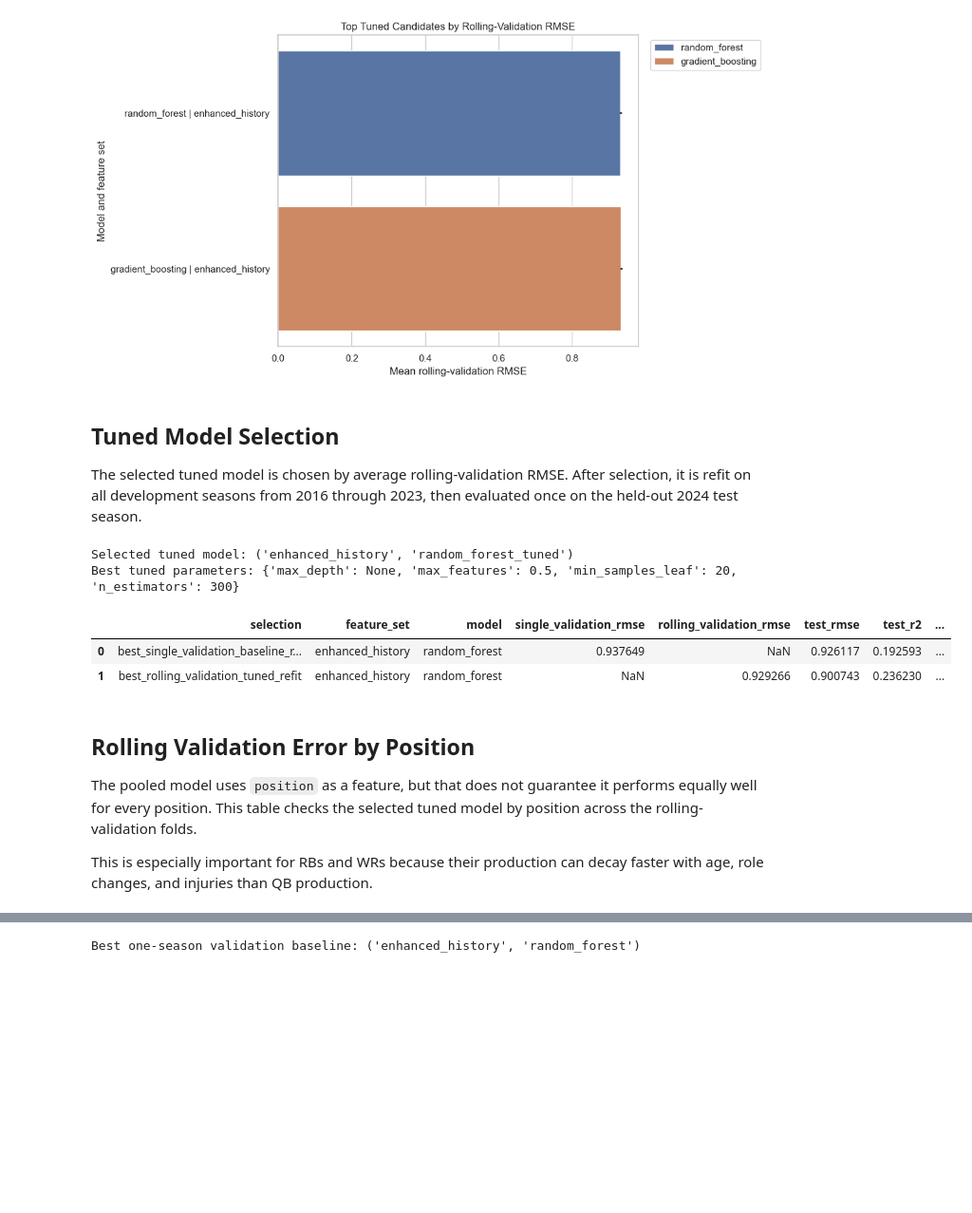
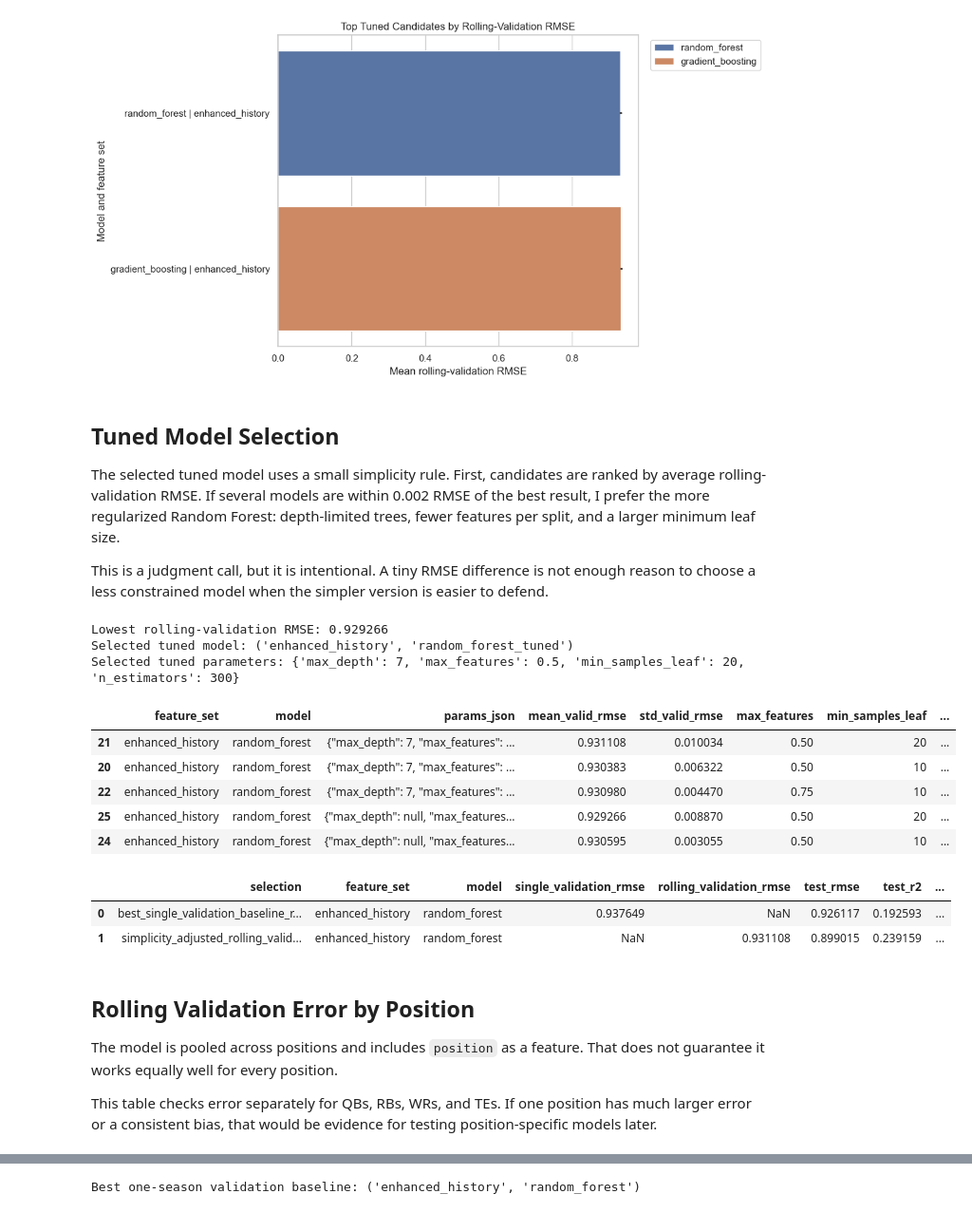
Before and after one commit to kylelevesque12/nfl-player-value-analysis, a Jupyter notebook: notebooks/05_predictive_modeling.ipynb, the cells around one changed output, grey strips where cells are left out. Shown at 95% size. Cells and saved outputs as stored; diff of their text form; code cells hidden in the pictures; blank space fills up the shorter version.

Commit message:
Refine model selection and notebook narrative

```diff
--- a/notebooks/05_predictive_modeling.ipynb
+++ b/notebooks/05_predictive_modeling.ipynb
@@ -516,11 +526,43 @@ plt.show()
 # %% [markdown]
 ## Tuned Model Selection
 
-The selected tuned model is chosen by average rolling-validation RMSE. After selection, it is refit on all development seasons from 2016 through 2023, then evaluated once on the held-out 2024 test season.
+The selected tuned model uses a small simplicity rule. First, candidates are ranked by average rolling-validation RMSE. If several models are within 0.002 RMSE of the best result, I prefer the more regularized Random Forest: depth-limited trees, fewer features per split, and a larger minimum leaf size.
+
+This is a judgment call, but it is intentional. A tiny RMSE difference is not enough reason to choose a less constrained model when the simpler version is easier to defend.
 # %%
 best_baseline_row = results_df.iloc[0]
-best_tuned_row = tuning_results_df.iloc[0]
-best_tuned_params = json.loads(best_tuned_row["params_json"])
+
+SIMPLICITY_RMSE_TOLERANCE = 0.002
+
+tuned_candidates = tuning_results_df.copy()
+tuned_candidates["params"] = tuned_candidates["params_json"].apply(json.loads)
+tuned_candidates["max_depth"] = tuned_candidates["params"].apply(
+    lambda params: params.get("max_depth") if isinstance(params, dict) else np.nan
+)
+tuned_candidates["uses_unbounded_depth"] = tuned_candidates["max_depth"].isna()
+tuned_candidates["min_samples_leaf"] = tuned_candidates["params"].apply(
+    lambda params: params.get("min_samples_leaf", 0) if isinstance(params, dict) else 0
+)
+tuned_candidates["max_features"] = tuned_candidates["params"].apply(
+    lambda params: params.get("max_features", np.nan) if isinstance(params, dict) else np.nan
+)
+
+best_rmse = tuned_candidates["mean_valid_rmse"].min()
+near_best_candidates = tuned_candidates[
+    tuned_candidates["mean_valid_rmse"] <= best_rmse + SIMPLICITY_RMSE_TOLERANCE
+].copy()
+
+# Prefer a more regularized candidate when validation performance is effectively tied.
+# This makes the final model easier to defend and reduces overfitting risk.
+best_tuned_row = (
+    near_best_candidates
+    .sort_values(
+        ["uses_unbounded_depth", "max_features", "min_samples_leaf", "mean_valid_rmse"],
+        ascending=[True, True, False, True]
+    )
+    .iloc[0]
+)
+best_tuned_params = best_tuned_row["params"]
 
 # Refit the best untuned baseline on the full development window so the test
 # comparison uses the same training seasons as the tuned model.
@@ -539,45 +581,62 @@ best_model.fit(development_df[best_features], development_df[target])
 
 tuned_test_pred = best_model.predict(test_df[best_features])
 tuned_test_metrics = evaluate_predictions(test_df[target], tuned_test_pred)
 
 selection_summary = pd.DataFrame([
     {
         "selection": "best_single_validation_baseline_refit",
         "feature_set": best_baseline_row["feature_set"],
         "model": best_baseline_row["model"],
         "single_validation_rmse": best_baseline_row["valid_rmse"],
         "rolling_validation_rmse": np.nan,
         "test_rmse": baseline_refit_metrics["rmse"],
         "test_r2": baseline_refit_metrics["r2"],
+        "selection_rule": "best 2023 validation RMSE",
         "params": "default notebook settings"
     },
     {
-        "selection": "best_rolling_validation_tuned_refit",
+        "selection": "simplicity_adjusted_rolling_validation_tuned_refit",
         "feature_set": best_tuned_row["feature_set"],
         "model": best_tuned_row["model"],
         "single_validation_rmse": np.nan,
         "rolling_validation_rmse": best_tuned_row["mean_valid_rmse"],
         "test_rmse": tuned_test_metrics["rmse"],
         "test_r2": tuned_test_metrics["r2"],
+        "selection_rule": f"within {SIMPLICITY_RMSE_TOLERANCE} RMSE of best rolling model; prefer depth-limited and higher-leaf forest",
         "params": best_tuned_params
     }
 ])
 
+print("Lowest rolling-validation RMSE:", round(best_rmse, 6))
 print("Selected tuned model:", best_key)
-print("Best tuned parameters:", best_tuned_params)
+print("Selected tuned parameters:", best_tuned_params)
+display(
+    near_best_candidates[[
+        "feature_set", "model", "params_json", "mean_valid_rmse",
+        "std_valid_rmse", "max_features", "min_samples_leaf", "uses_unbounded_depth"
+    ]]
+    .sort_values(["uses_unbounded_depth", "max_features", "min_samples_leaf"], ascending=[True, True, False])
+)
 display(selection_summary)
 # %% [output]
+Lowest rolling-validation RMSE: 0.929266
 Selected tuned model: ('enhanced_history', 'random_forest_tuned')
-Best tuned parameters: {'max_depth': None, 'max_features': 0.5, 'min_samples_leaf': 20, 'n_estimators': 300}
+Selected tuned parameters: {'max_depth': 7, 'max_features': 0.5, 'min_samples_leaf': 20, 'n_estimators': 300}
-|  | selection | feature_set | model | single_validation_rmse | rolling_validation_rmse | test_rmse | test_r2 | ... |
-| 0 | best_single_validation_baseline_r... | enhanced_history | random_forest | 0.937649 | NaN | 0.926117 | 0.192593 | ... |
-| 1 | best_rolling_validation_tuned_refit | enhanced_history | random_forest | NaN | 0.929266 | 0.900743 | 0.236230 | ... |
+|  | feature_set | model | params_json | mean_valid_rmse | std_valid_rmse | max_features | min_samples_leaf | ... |
+| 21 | enhanced_history | random_forest | {"max_depth": 7, "max_features": ... | 0.931108 | 0.010034 | 0.50 | 20 | ... |
+| 20 | enhanced_history | random_forest | {"max_depth": 7, "max_features": ... | 0.930383 | 0.006322 | 0.50 | 10 | ... |
+| 22 | enhanced_history | random_forest | {"max_depth": 7, "max_features": ... | 0.930980 | 0.004470 | 0.75 | 10 | ... |
+| 25 | enhanced_history | random_forest | {"max_depth": null, "max_features... | 0.929266 | 0.008870 | 0.50 | 20 | ... |
+| 24 | enhanced_history | random_forest | {"max_depth": null, "max_features... | 0.930595 | 0.003055 | 0.50 | 10 | ... |
+|  | selection | feature_set | model | single_validation_rmse | rolling_validation_rmse | test_rmse | test_r2 | ... |
+| 0 | best_single_validation_baseline_r... | enhanced_history | random_forest | 0.937649 | NaN | 0.926117 | 0.192593 | ... |
+| 1 | simplicity_adjusted_rolling_valid... | enhanced_history | random_forest | NaN | 0.931108 | 0.899015 | 0.239159 | ... |
 # %% [markdown]
 ## Rolling Validation Error by Position
 
-The pooled model uses `position` as a feature, but that does not guarantee it performs equally well for every position. This table checks the selected tuned model by position across the rolling-validation folds.
+The model is pooled across positions and includes `position` as a feature. That does not guarantee it works equally well for every position.
 
-This is especially important for RBs and WRs because their production can decay faster with age, role changes, and injuries than QB production.
+This table checks error separately for QBs, RBs, WRs, and TEs. If one position has much larger error or a consistent bias, that would be evidence for testing position-specific models later.
 # %%
 selected_rolling_predictions = []
 
```
Also changed, not shown: parts of 21 cells of this notebook, 14 other files.
